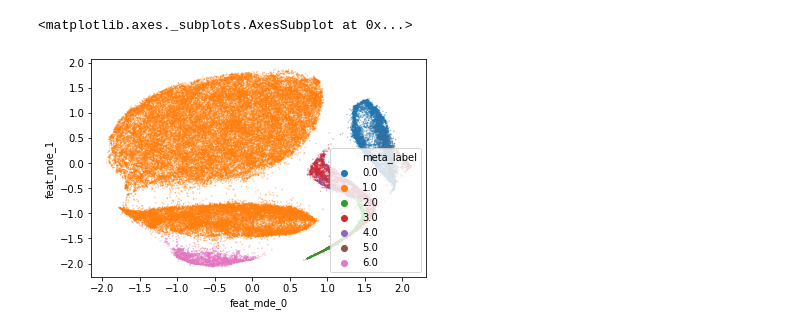
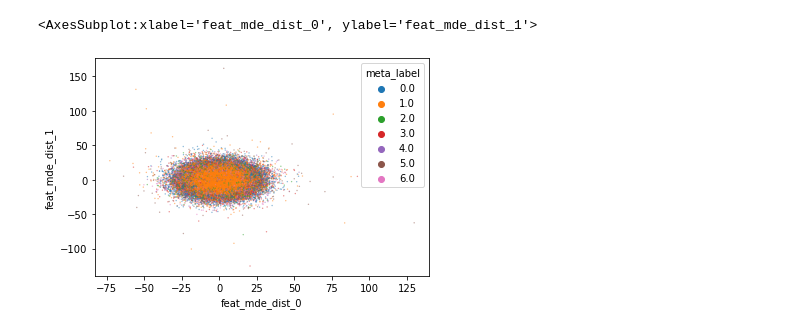
Before and after one commit to MaximLippeveld/buzz, a Jupyter notebook: demo/demo_wbc_ifc.ipynb, the cells around one changed output. Cells and saved outputs as stored; diff of their text form; code cells hidden in the pictures.

Commit message:
Pymde experiments

```diff
--- a/demo/demo_wbc_ifc.ipynb
+++ b/demo/demo_wbc_ifc.ipynb
@@ -49,5 +81,6 @@ plt.scatter(u_trans[:, 0], u_trans[:, 1], s=0.5, alpha=0.5, c=trans_df["meta_set
 # %%
 from sklearn.manifold import TSNE
 # %%
-t = TSNE()
-t_trans = t.fit_transform(trans_df.drop(columns=["meta_set", "meta_label"]).values)
+tmp = TSNE().fit_transform(trans_df.drop(columns=["meta_set", "meta_label"]).values)
+embed_df["feat_tsne_0"] = tmp[:, 0]
+embed_df["feat_tsne_1"] = tmp[:, 1]
@@ -64,5 +87,7 @@ plt.scatter(t_trans[:, 0], t_trans[:, 1], s=0.5, alpha=0.2, c=trans_df["meta_set
 # %%
 import pymde
 # %%
-mde_nn = pymde.preserve_neighbors(df.drop(columns=["meta_set", "meta_label"]).values, constraint=pymde.Standardized(), device="cuda", verbose=True)
+tmp = pymde.preserve_neighbors(minmax_df.drop(columns=["meta_set", "meta_label"]).values, constraint=pymde.Standardized(), device="cuda", verbose=True).embed(verbose=True, max_iter=1000)
+embed_df["feat_mde_nn_0"] = tmp[:, 0].cpu().numpy()
+embed_df["feat_mde_nn_1"] = tmp[:, 1].cpu().numpy()
 # %% [output]
@@ -86,0 +123,2 @@ Jun 23 10:20:03 AM: average distortion 0.124 | residual norm 9.5e-06
+# %%
+tmp = pymde.preserve_distances(trans_df.drop(columns=["meta_set", "meta_label"]).values, max_distances=100000, device="cuda", verbose=True).embed(verbose=True, max_iter=15000)
@@ -87,8 +143,8 @@ Jun 23 10:20:03 AM: average distortion 0.124 | residual norm 9.5e-06
 # %%
-trans_df["feat_mde_0"] = m_trans[:, 0].cpu().numpy()
-trans_df["feat_mde_1"] = m_trans[:, 1].cpu().numpy()
+embed_df["feat_mde_dist_0"] = tmp[:, 0].cpu().numpy()
+embed_df["feat_mde_dist_1"] = tmp[:, 1].cpu().numpy()
 # %%
-seaborn.scatterplot(data=trans_df, hue="meta_label", x="feat_mde_0", y="feat_mde_1", s=2, alpha=0.5, linewidth=0, palette="tab10")
+seaborn.scatterplot(data=pandas.concat([embed_df, trans_df], axis=1), hue="meta_label", x="feat_mde_dist_0", y="feat_mde_dist_1", s=2, alpha=0.5, linewidth=0, palette="tab10")
 # %% [output]
-<matplotlib.axes._subplots.AxesSubplot at 0x...>
+<AxesSubplot:xlabel='feat_mde_dist_0', ylabel='feat_mde_dist_1'>
-[figure, old version]
+[figure, new version]
```
Also changed, not shown: parts of 30 cells of this notebook.
